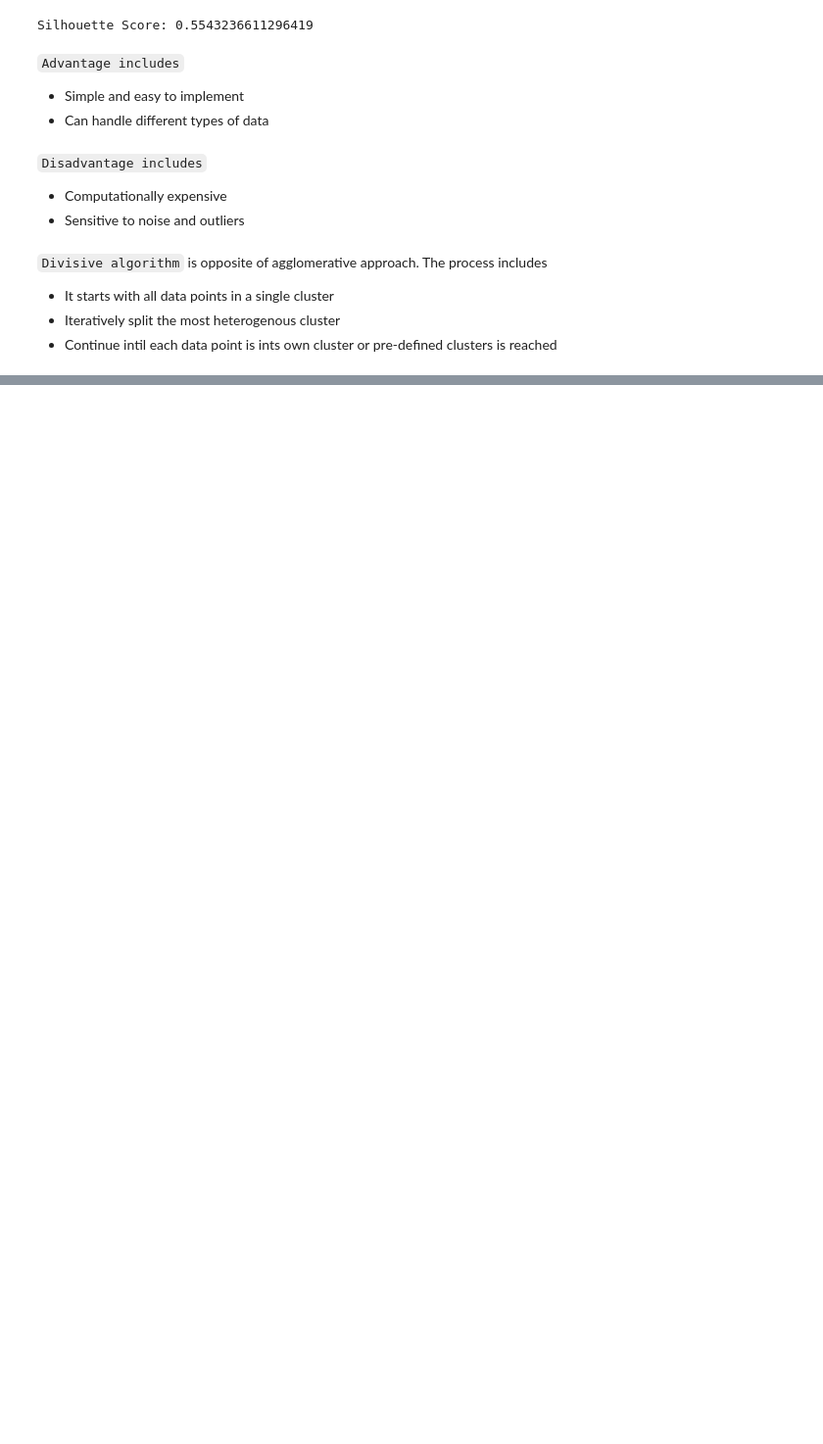
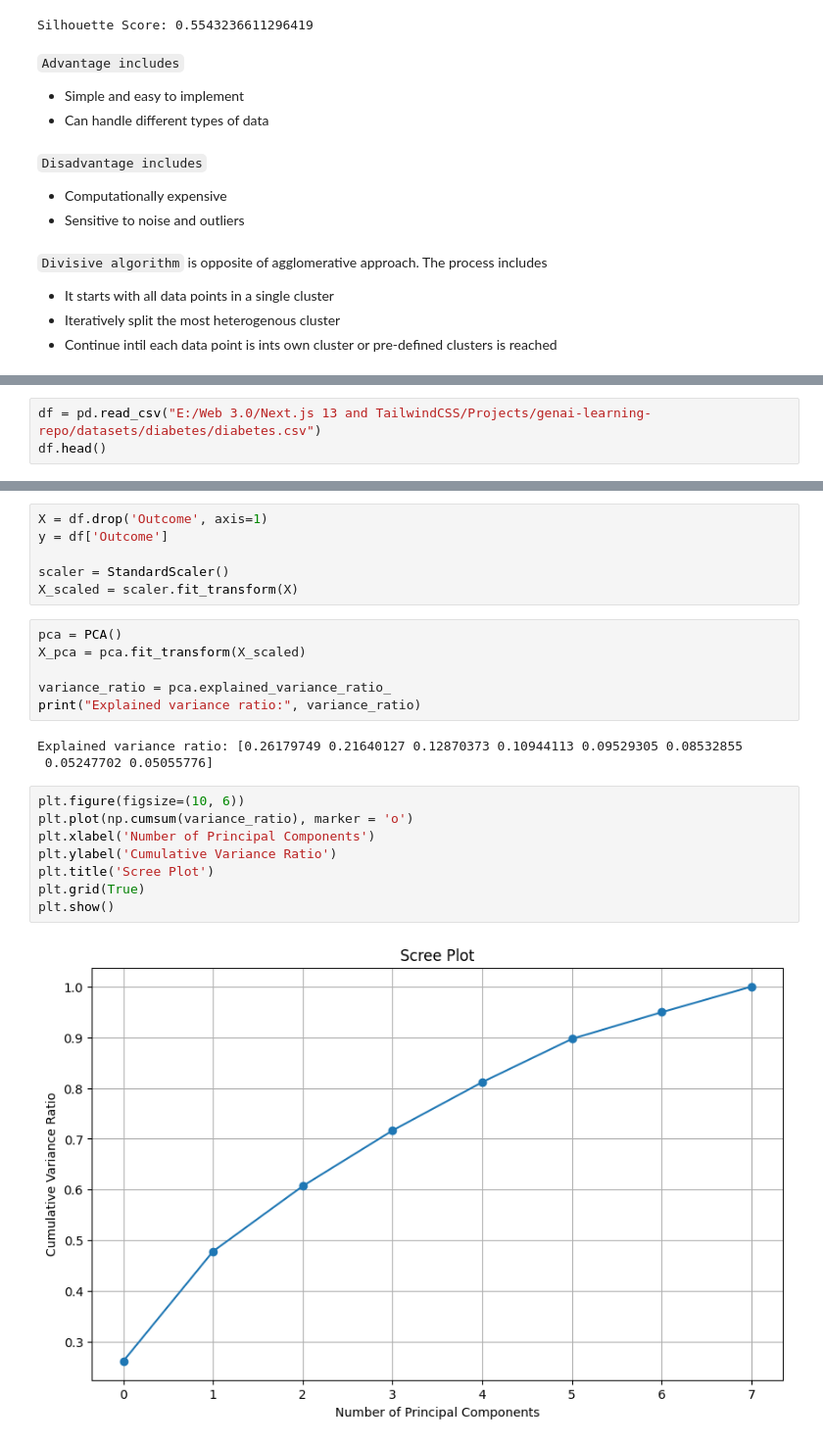
Before and after one commit to mmaazkhanhere/genai-learning-repo, a Jupyter notebook: machine-learning-course/course.ipynb, the cells around one changed output, grey strips where cells are left out. Shown at 98% size. Cells and saved outputs as stored; diff of their text form; blank space fills up the shorter version.

Commit message:
unsupervised machine learning overview completed

```diff
--- a/machine-learning-course/course.ipynb
+++ b/machine-learning-course/course.ipynb
@@ -2467,0 +2536,3 @@ Silhouette Score: 0.5543236611296419
+# %%
+df = pd.read_csv("E:/Web 3.0/Next.js 13 and TailwindCSS/Projects/genai-learning-repo/datasets/diabetes/diabetes.csv")
+df.head()
@@ -2467,0 +2546,25 @@ Silhouette Score: 0.5543236611296419
+# %%
+X = df.drop('Outcome', axis=1)
+y = df['Outcome']
+
+scaler = StandardScaler()
+X_scaled = scaler.fit_transform(X)
+# %%
+pca = PCA()
+X_pca = pca.fit_transform(X_scaled)
+
+variance_ratio = pca.explained_variance_ratio_
+print("Explained variance ratio:", variance_ratio)
+# %% [output]
+Explained variance ratio: [0.26179749 0.21640127 0.12870373 0.10944113 0.09529305 0.08532855
+ 0.05247702 0.05055776]
+# %%
+plt.figure(figsize=(10, 6))
+plt.plot(np.cumsum(variance_ratio), marker = 'o')
+plt.xlabel('Number of Principal Components')
+plt.ylabel('Cumulative Variance Ratio')
+plt.title('Scree Plot')
+plt.grid(True)
+plt.show()
+# %% [output]
+[figure, added]
```
Also changed, not shown: parts of 26 cells of this notebook.
